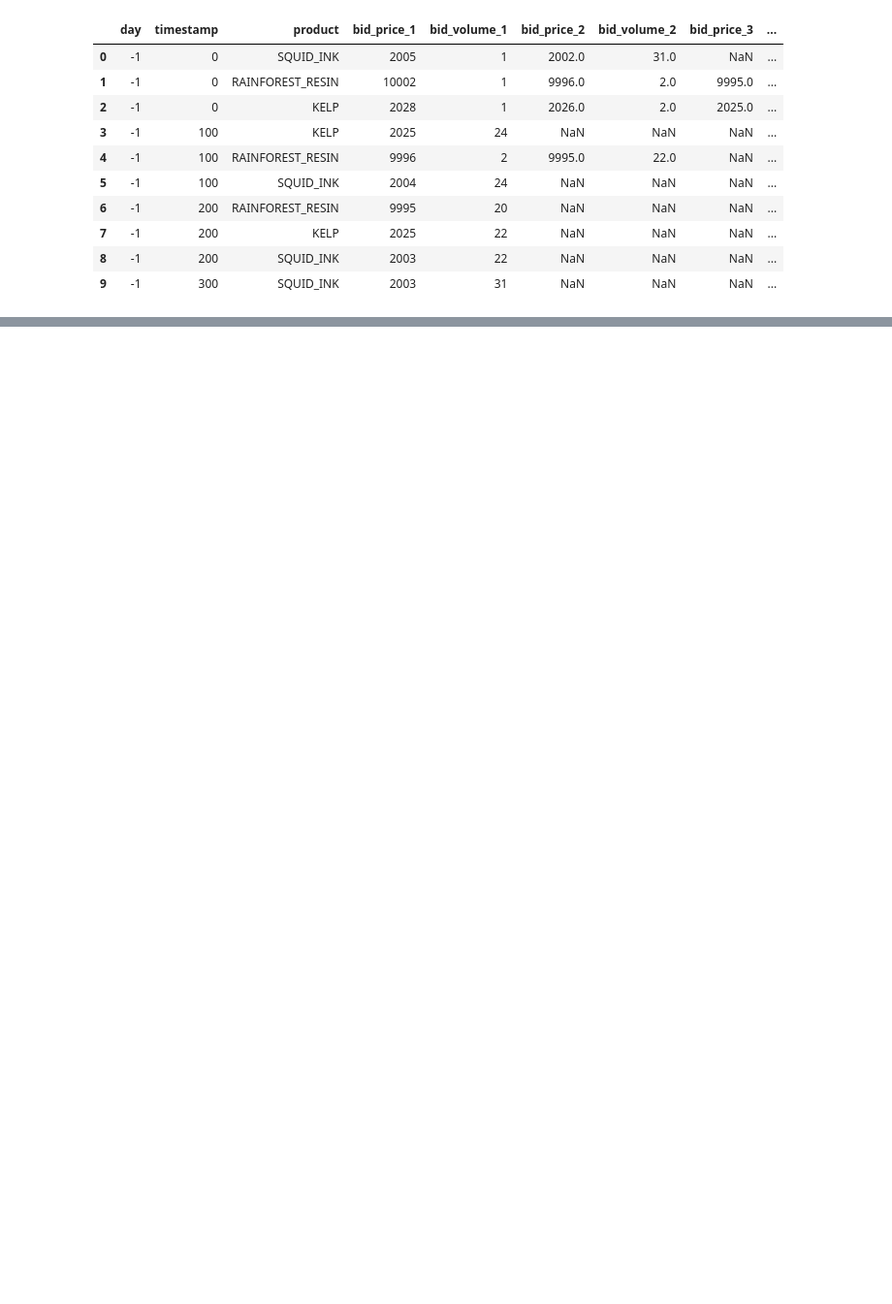
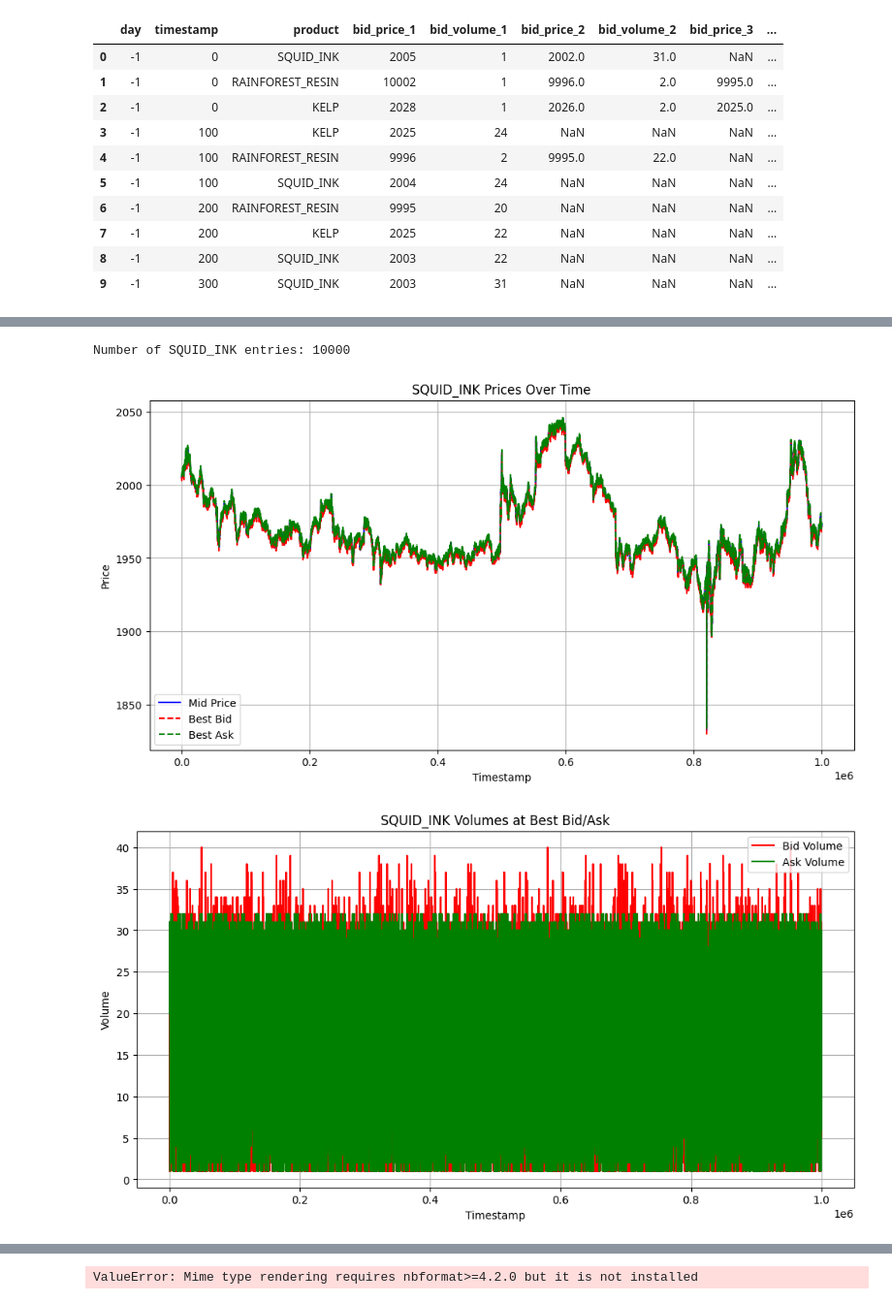
Before and after one commit to ericyucb/prosperity3, a Jupyter notebook: round1/research.ipynb, the cells around one changed output, grey strips where cells are left out. Shown at 97% size. Cells and saved outputs as stored; diff of their text form; code cells hidden in the pictures; blank space fills up the shorter version.

Commit message:
added squid ink

```diff
--- a/round1/research.ipynb
+++ b/round1/research.ipynb
@@ -73,0 +21,9 @@ ValueError: Mime type rendering requires nbformat>=4.2.0 but it is not installed
+# %%
+# Filter data for SQUID_INK
+squid_data = market_data[market_data['product'] == 'SQUID_INK'].copy()
+print("Number of SQUID_INK entries:", len(squid_data))
+squid_data.head()
+# %% [output]
+Number of SQUID_INK entries: 10000
+[figure, added]
+[figure, added]
@@ -73,0 +31 @@ ValueError: Mime type rendering requires nbformat>=4.2.0 but it is not installed
+ValueError: Mime type rendering requires nbformat>=4.2.0 but it is not installed
```
Also changed, not shown: parts of 3 cells of this notebook, 13 other files.
